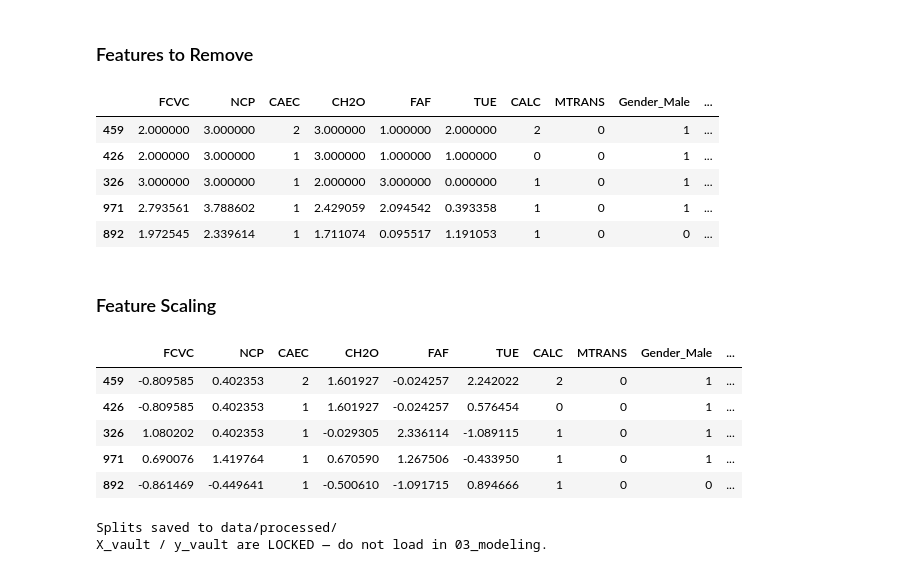
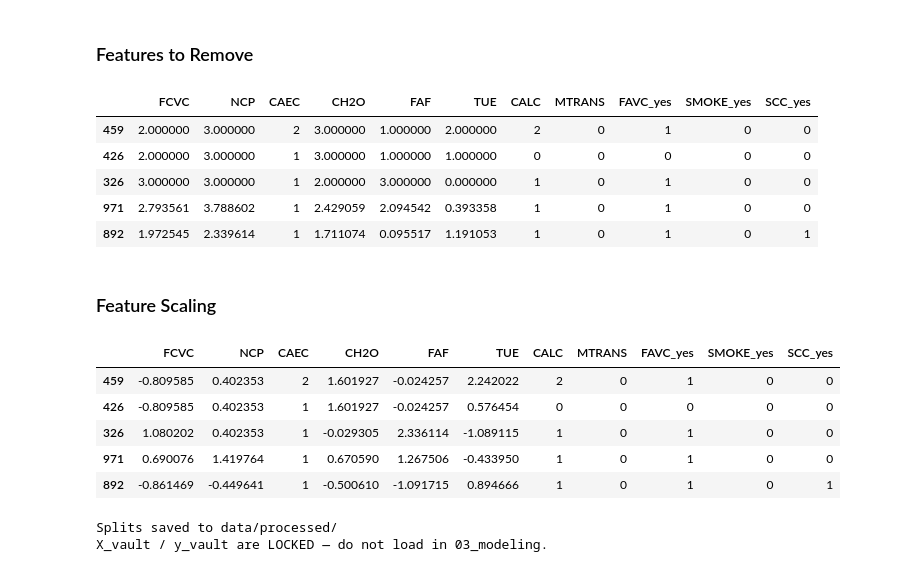
Before and after one commit to rshumway105/obesity-classification, a Jupyter notebook: notebooks/02_preprocessing.ipynb, the cells around one changed output. Drawn from its saved outputs; the diff is of its cells as text; code cells hidden in the pictures.

```diff
--- a/notebooks/02_preprocessing.ipynb
+++ b/notebooks/02_preprocessing.ipynb
@@ -45,7 +45,7 @@ Vault is LOCKED — only open in the final evaluation notebook.
 # One-hot encode binary categorical features
 # Applied to train and vault separately; vault is reindexed to match train columns
 
-binary_features = ['Gender', 'family_history_with_overweight', 'FAVC', 'SMOKE', 'SCC']
+binary_features = ['FAVC', 'SMOKE', 'SCC']
 
 X_train = pd.get_dummies(X_train, columns=binary_features, drop_first=True, dtype=int)
 X_vault = pd.get_dummies(X_vault, columns=binary_features, drop_first=True, dtype=int)
@@ -137,18 +137,18 @@ Name: count, dtype: int64
 # %% [markdown]
 ### Features to Remove
 # %%
-dropped_columns = ['Age', 'Height', 'Weight']
+dropped_columns = ['Age', 'Height', 'Weight', 'Gender', 'family_history_with_overweight']
 X_train.drop(columns=dropped_columns, inplace=True)
 X_vault.drop(columns=dropped_columns, inplace=True)
 
 X_train.head()
 # %% [output]
-|  | FCVC | NCP | CAEC | CH2O | FAF | TUE | CALC | MTRANS | Gender_Male | ... |
-| 459 | 2.000000 | 3.000000 | 2 | 3.000000 | 1.000000 | 2.000000 | 2 | 0 | 1 | ... |
-| 426 | 2.000000 | 3.000000 | 1 | 3.000000 | 1.000000 | 1.000000 | 0 | 0 | 1 | ... |
-| 326 | 3.000000 | 3.000000 | 1 | 2.000000 | 3.000000 | 0.000000 | 1 | 0 | 1 | ... |
-| 971 | 2.793561 | 3.788602 | 1 | 2.429059 | 2.094542 | 0.393358 | 1 | 0 | 1 | ... |
-| 892 | 1.972545 | 2.339614 | 1 | 1.711074 | 0.095517 | 1.191053 | 1 | 0 | 0 | ... |
+|  | FCVC | NCP | CAEC | CH2O | FAF | TUE | CALC | MTRANS | FAVC_yes | SMOKE_yes | SCC_yes |
+| 459 | 2.000000 | 3.000000 | 2 | 3.000000 | 1.000000 | 2.000000 | 2 | 0 | 1 | 0 | 0 |
+| 426 | 2.000000 | 3.000000 | 1 | 3.000000 | 1.000000 | 1.000000 | 0 | 0 | 0 | 0 | 0 |
+| 326 | 3.000000 | 3.000000 | 1 | 2.000000 | 3.000000 | 0.000000 | 1 | 0 | 1 | 0 | 0 |
+| 971 | 2.793561 | 3.788602 | 1 | 2.429059 | 2.094542 | 0.393358 | 1 | 0 | 1 | 0 | 0 |
+| 892 | 1.972545 | 2.339614 | 1 | 1.711074 | 0.095517 | 1.191053 | 1 | 0 | 1 | 0 | 1 |
 # %% [markdown]
 ### Feature Scaling
 # %%
@@ -165,12 +165,12 @@ X_vault[cols_to_scale] = scaler.transform(X_vault[cols_to_scale])
 
 X_train.head()
 # %% [output]
-|  | FCVC | NCP | CAEC | CH2O | FAF | TUE | CALC | MTRANS | Gender_Male | ... |
-| 459 | -0.809585 | 0.402353 | 2 | 1.601927 | -0.024257 | 2.242022 | 2 | 0 | 1 | ... |
-| 426 | -0.809585 | 0.402353 | 1 | 1.601927 | -0.024257 | 0.576454 | 0 | 0 | 1 | ... |
-| 326 | 1.080202 | 0.402353 | 1 | -0.029305 | 2.336114 | -1.089115 | 1 | 0 | 1 | ... |
-| 971 | 0.690076 | 1.419764 | 1 | 0.670590 | 1.267506 | -0.433950 | 1 | 0 | 1 | ... |
-| 892 | -0.861469 | -0.449641 | 1 | -0.500610 | -1.091715 | 0.894666 | 1 | 0 | 0 | ... |
+|  | FCVC | NCP | CAEC | CH2O | FAF | TUE | CALC | MTRANS | FAVC_yes | SMOKE_yes | SCC_yes |
+| 459 | -0.809585 | 0.402353 | 2 | 1.601927 | -0.024257 | 2.242022 | 2 | 0 | 1 | 0 | 0 |
+| 426 | -0.809585 | 0.402353 | 1 | 1.601927 | -0.024257 | 0.576454 | 0 | 0 | 0 | 0 | 0 |
+| 326 | 1.080202 | 0.402353 | 1 | -0.029305 | 2.336114 | -1.089115 | 1 | 0 | 1 | 0 | 0 |
+| 971 | 0.690076 | 1.419764 | 1 | 0.670590 | 1.267506 | -0.433950 | 1 | 0 | 1 | 0 | 0 |
+| 892 | -0.861469 | -0.449641 | 1 | -0.500610 | -1.091715 | 0.894666 | 1 | 0 | 1 | 0 | 1 |
 # %%
 # Save processed splits to disk
 
```
Also changed, not shown: parts of 2 cells of this notebook, 2 other files.
